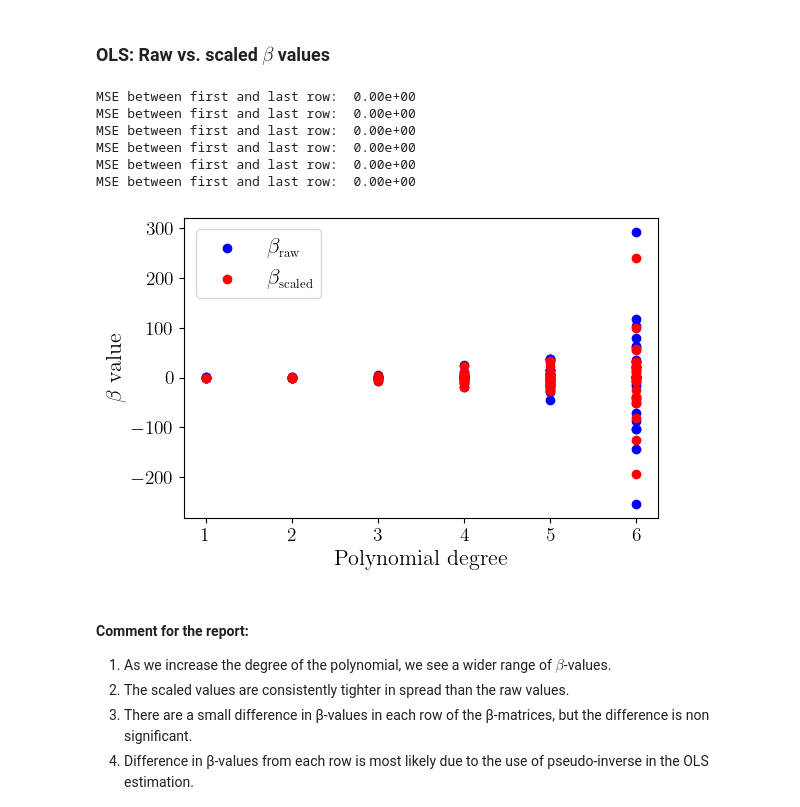
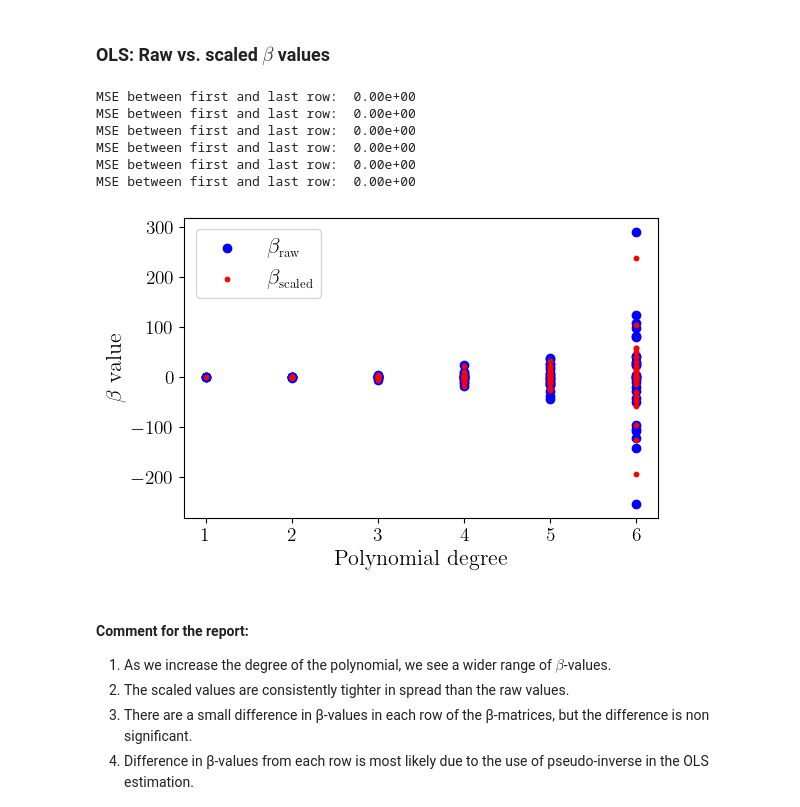
Before and after one commit to Oskar-Idland/FYS-STK4155-Projects, a Jupyter notebook: src/franke.ipynb, the cells around one changed output. Saved outputs shown, nothing was run; the diff lists cells and outputs as text; code cells hidden in the pictures.

```diff
--- a/src/franke.ipynb
+++ b/src/franke.ipynb
@@ -118,31 +118,31 @@ MSE(R2_raw, R_scaled) = 8.56e-23
 # %%
 plt.figure(figsize = (6, 4))
 for i, deg in enumerate(degrees):
     diff = MSE(β_raw_list[i][:, 0], β_raw_list[i][:, -1])   # Comparing first and last row
     print(f'MSE between first and last row: {diff: .2e}')
     m = len(β_raw_list[i][:, 0])                            # Choice of row in β makes basically no difference
     plt.scatter([deg]*m, β_raw_list[i][:, 0], c = "blue")
-    plt.scatter([deg]*m, β_scaled_list[i][:, 0], c = "red")
+    plt.scatter([deg]*m, β_scaled_list[i][:, 0], s = 10, c = "red")
 
 # Single data point for labels
 plt.scatter(1, β_raw_list[0][0, 0], c = "blue", label = r"$\beta_{\small\textrm{raw}}$")
-plt.scatter(1, β_scaled_list[0][0, 0], edgecolors = "red", facecolor = None, label = r"$\beta_{\small\textrm{scaled}}$")
+plt.scatter(1, β_scaled_list[0][0, 0], s = 10, c = "red", label = r"$\beta_{\small\textrm{scaled}}$")
 
 plt.xlabel("Polynomial degree")
 plt.ylabel(r"$\beta$ value")
 plt.xticks([i for i in degrees], [str(i) for i in degrees])
 plt.legend()
 plt.tight_layout()
 plt.savefig("../figs/a_beta_scaled_vs_raw.pdf")
 plt.show()
 # %% [output]
 MSE between first and last row:  0.00e+00
 MSE between first and last row:  0.00e+00
 MSE between first and last row:  0.00e+00
 MSE between first and last row:  0.00e+00
 MSE between first and last row:  0.00e+00
 MSE between first and last row:  0.00e+00
-[figure, old version]
+[figure, new version]
 # %%
 #TODO interpretation? why so large values?
 # %% [markdown]
```
Also changed, not shown: parts of 4 cells of this notebook, 17 other files.
